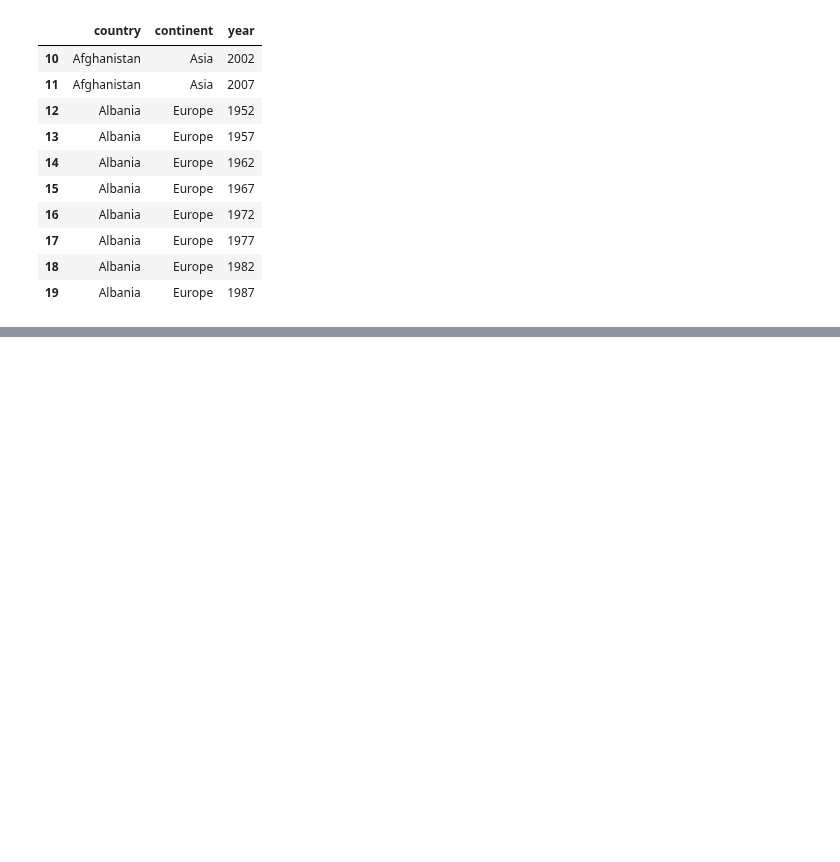
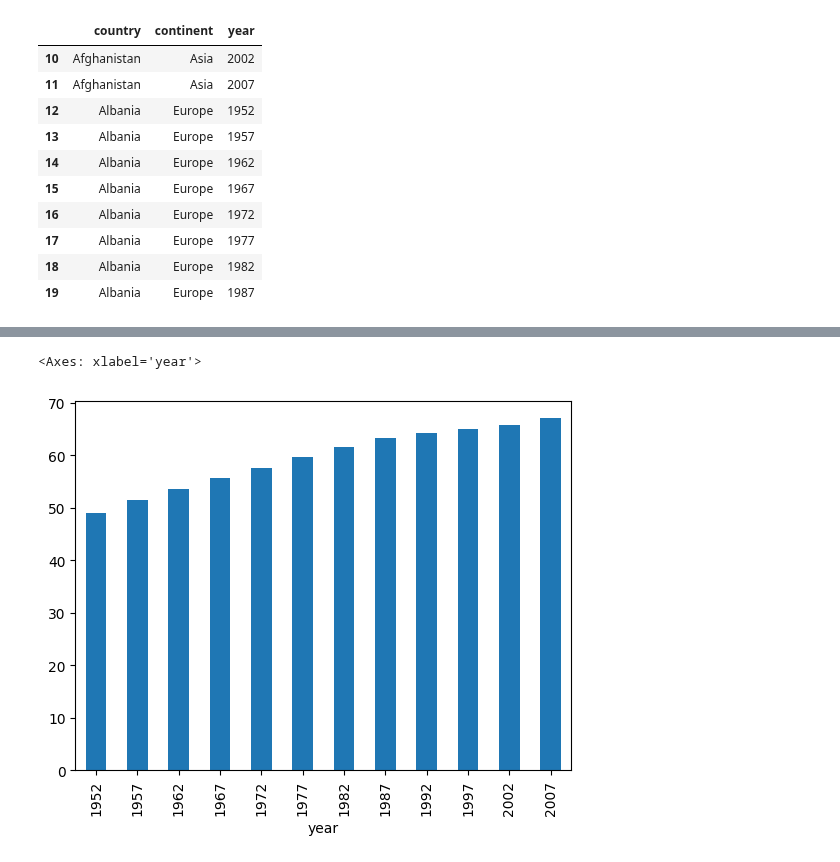
Before and after one commit to Telkem/hipython_rep, a Jupyter notebook: 12_판다스연습.ipynb, the cells around one changed output, grey strips where cells are left out. Saved outputs shown, nothing was run; the diff lists cells and outputs as text; code cells hidden in the pictures; blank space fills up the shorter version.

```diff
--- a/12_판다스연습.ipynb
+++ b/12_판다스연습.ipynb
@@ -712,0 +818,5 @@ df3.iloc[range(10,20),range(0,3)]
+# %%
+group_df['lifeExp'].mean().plot(kind='bar')
+# %% [output]
+<Axes: xlabel='year'>
+[figure, added]
```
Also changed, not shown: parts of 9 cells of this notebook, 3 other files.
